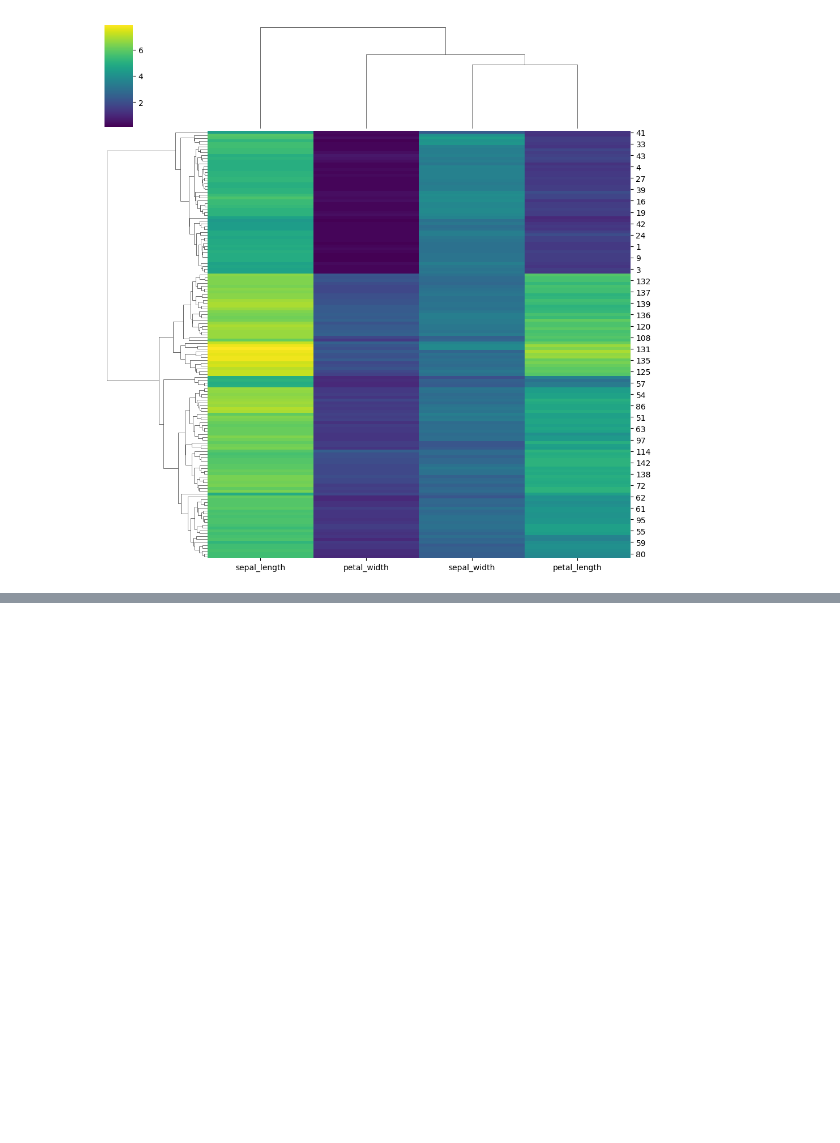
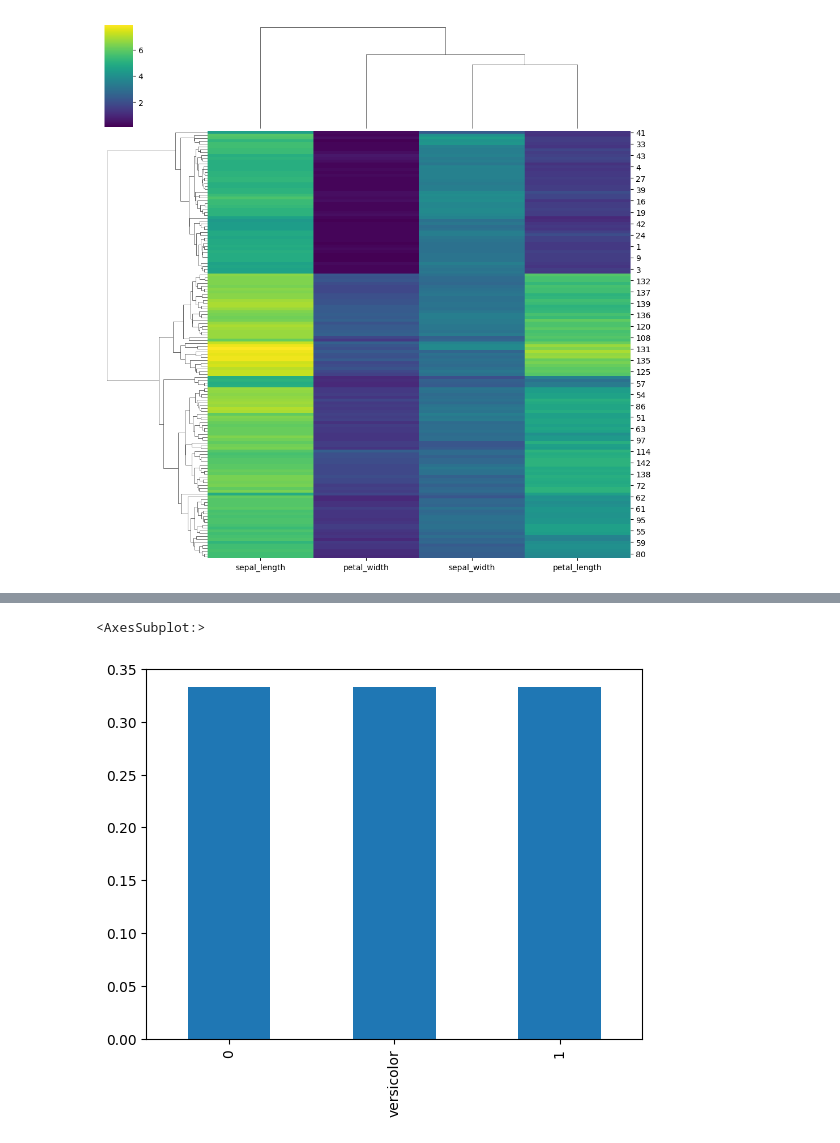
Before and after one commit to rodrigoruizteodoro/Mineria-de-Datos, a Jupyter notebook: Act2_22Septpt2.ipynb, the cells around one changed output, grey strips where cells are left out. Saved outputs shown, nothing was run; the diff lists cells and outputs as text; code cells hidden in the pictures; blank space fills up the shorter version.

```diff
--- a/Act2_22Septpt2.ipynb
+++ b/Act2_22Septpt2.ipynb
@@ -112,0 +144,17 @@ sns.scatterplot(data=x,
+# %%
+replace_dict={
+    'setosa':0,
+    'virginica':1,
+    'versicolos':2,
+}
+
+df_iris_int_labels=df_iris.replace(replace_dict)
+# %%
+from dataclasses import replace
+
+
+iris_summary=df_iris['species'].replace(replace_dict)
+iris_summary.value_counts(normalize=True).plot(kind='bar')
+# %% [output]
+<AxesSubplot:>
+[figure, added]
```
Also changed, not shown: parts of 16 cells of this notebook.
